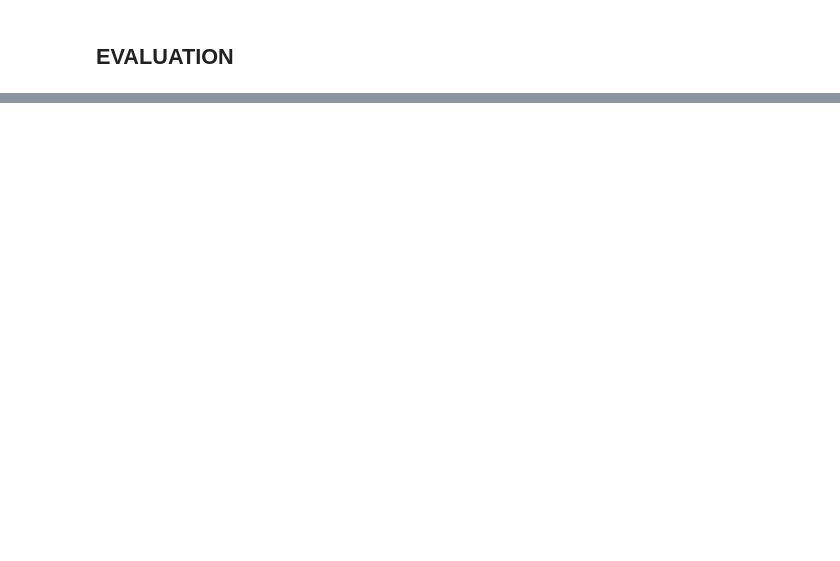
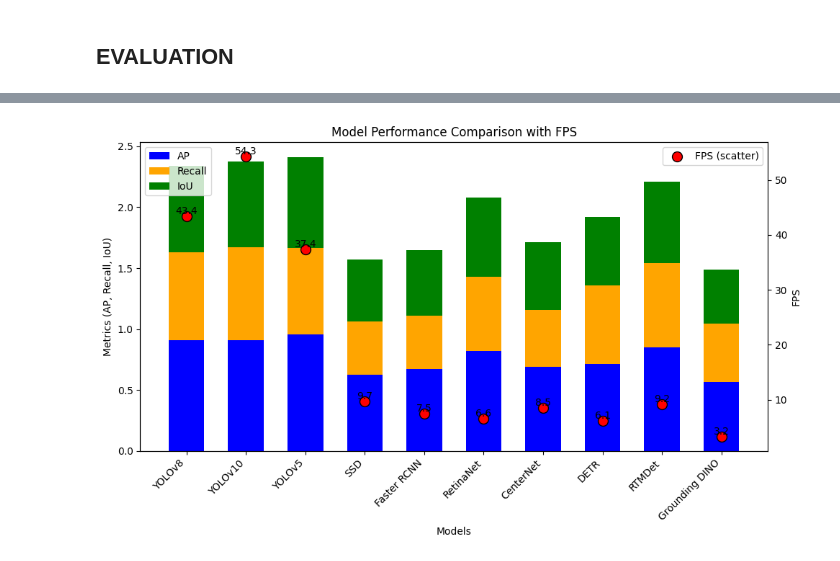
Before and after one commit to toelt-llc/FlightScope_Bench, a Jupyter notebook: 10_evaluation_metrics.ipynb, the cells around one changed output, grey strips where cells are left out. Cells and saved outputs as stored; diff of their text form; code cells hidden in the pictures; blank space fills up the shorter version.

```diff
--- a/10_evaluation_metrics.ipynb
+++ b/10_evaluation_metrics.ipynb
@@ -715,0 +941,45 @@ Val:
+# %%
+import matplotlib.pyplot as plt
+import numpy as np
+
+# Data for models: [AP, Recall, IoU, FPS]
+models = ['YOLOv8', 'YOLOv10', 'YOLOv5', 'SSD', 'Faster RCNN', 'RetinaNet', 'CenterNet', 'DETR', 'RTMDet', 'Grounding DINO']
+ap = [0.907, 0.908, 0.955, 0.628, 0.671, 0.821, 0.689, 0.716, 0.850, 0.566]
+recall = [0.726, 0.763, 0.712, 0.438, 0.442, 0.610, 0.470, 0.642, 0.691, 0.481]
+iou = [0.704, 0.705, 0.745, 0.508, 0.533, 0.647, 0.556, 0.563, 0.670, 0.439]
+fps = [43.4, 54.3, 37.4, 9.7, 7.5, 6.6, 8.5, 6.1, 9.2, 3.2]
+
+# Create a stacked bar chart for AP, Recall, and IoU
+x = np.arange(len(models))
+
+fig, ax1 = plt.subplots(figsize=(10, 6))
+
+# Stacked bar chart
+bar_width = 0.6
+ax1.bar(x, ap, width=bar_width, label='AP', color='blue')
+ax1.bar(x, recall, width=bar_width, bottom=ap, label='Recall', color='orange')
+ax1.bar(x, iou, width=bar_width, bottom=np.array(ap) + np.array(recall), label='IoU', color='green')
+
+# Scatter plot for FPS
+ax2 = ax1.twinx()  # Create a second y-axis for FPS
+ax2.scatter(x, fps, color='red', s=100, label='FPS (scatter)', edgecolor='black')
+
+# Customize axes
+ax1.set_xlabel('Models')
+ax1.set_ylabel('Metrics (AP, Recall, IoU)')
+ax2.set_ylabel('FPS')
+ax1.set_xticks(x)
+ax1.set_xticklabels(models, rotation=45, ha="right")
+ax1.legend(loc='upper left')
+ax2.legend(loc='upper right')
+
+# Add FPS as text on the scatter plot
+for i, f in enumerate(fps):
+    ax2.text(x[i], f, f'{f:.1f}', ha='center', va='bottom', color='black')
+
+# Title and show the plot
+plt.title('Model Performance Comparison with FPS')
+plt.tight_layout()
+plt.show()
+# %% [output]
+[figure, added]
```
Also changed, not shown: parts of 11 cells of this notebook, 1 other file.
